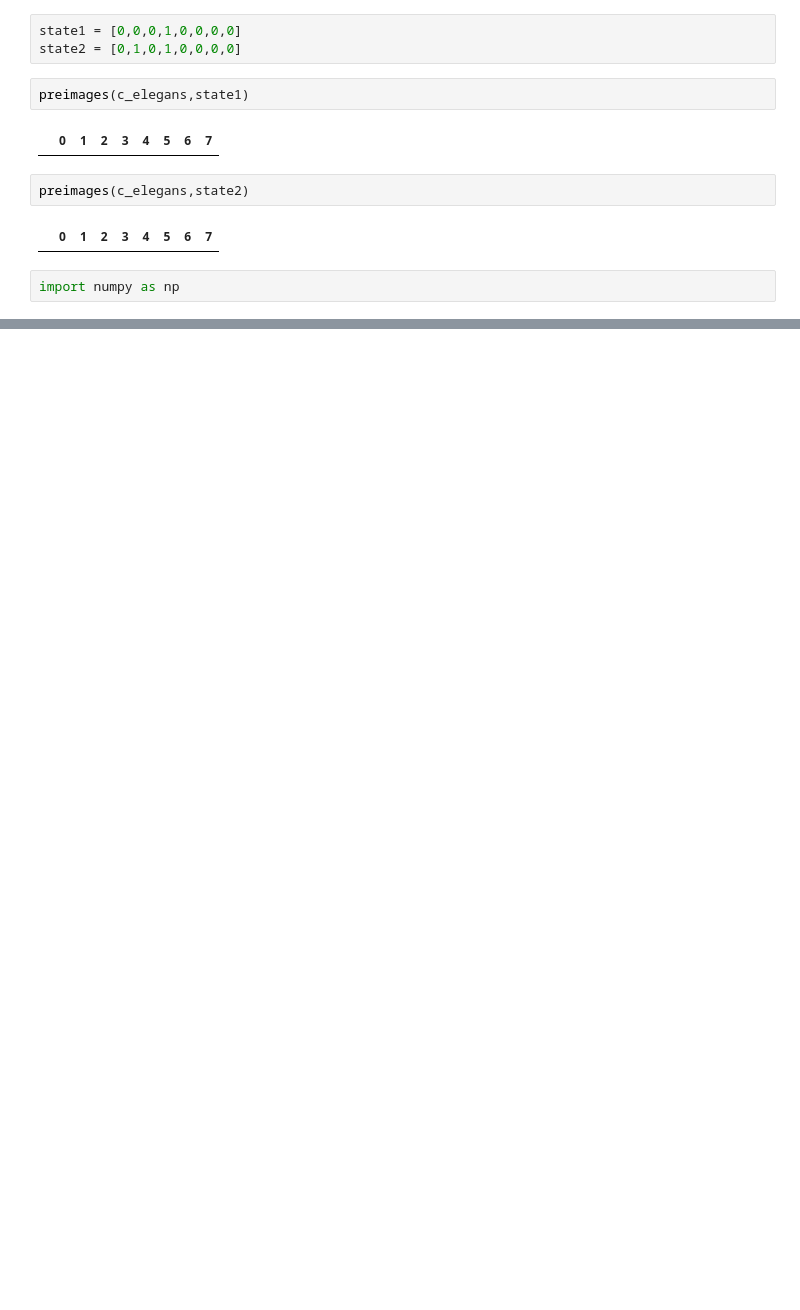
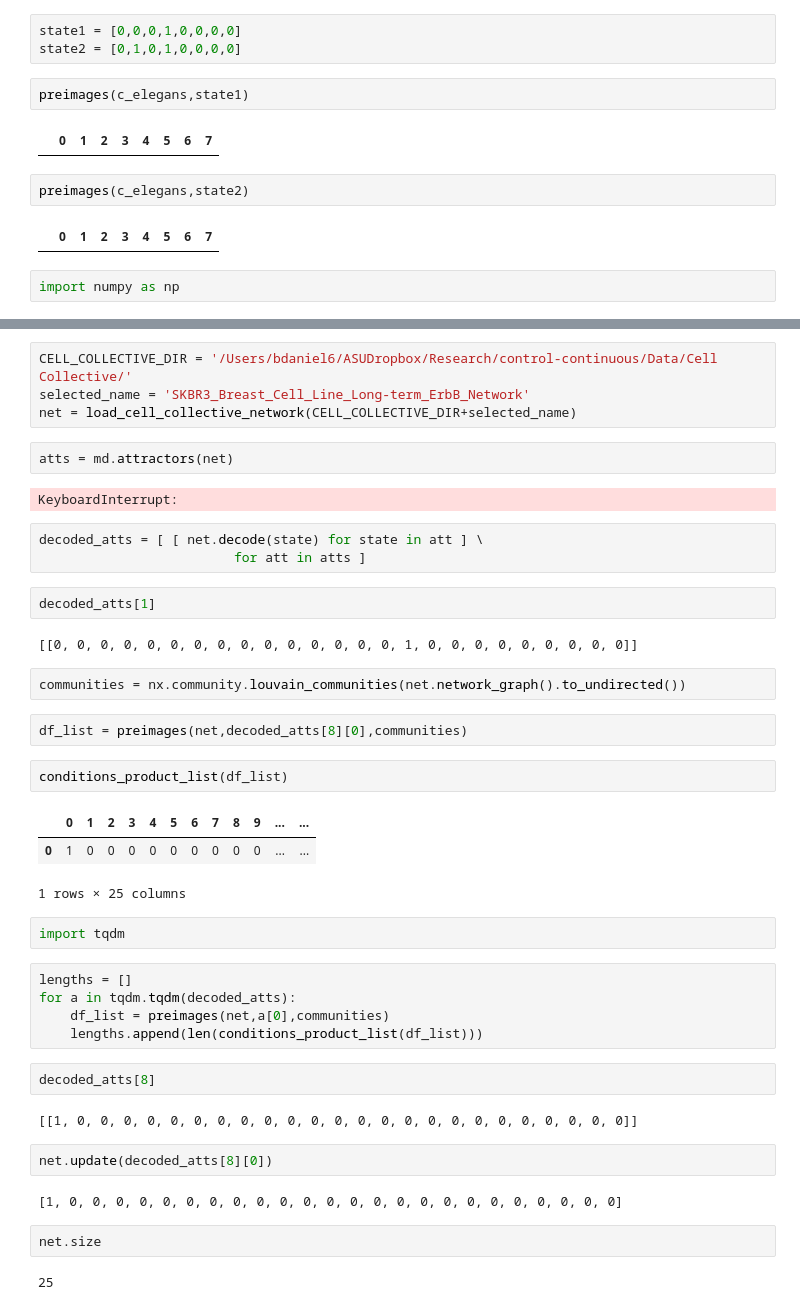
Before and after one commit to bcdaniels/Control-of-Synthetic-Boolean-Networks, a Jupyter notebook: CK_vs_entropy/develop-activating-states-function.ipynb, the cells around one changed output, grey strips where cells are left out. Saved outputs shown, nothing was run; the diff lists cells and outputs as text; blank space fills up the shorter version.

```diff
--- a/CK_vs_entropy/develop-activating-states-function.ipynb
+++ b/CK_vs_entropy/develop-activating-states-function.ipynb
@@ -222,0 +303,44 @@ KeyboardInterrupt:
+# %%
+CELL_COLLECTIVE_DIR = '/Users/bdaniel6/ASUDropbox/Research/control-continuous/Data/Cell Collective/'
+selected_name = 'SKBR3_Breast_Cell_Line_Long-term_ErbB_Network'
+net = load_cell_collective_network(CELL_COLLECTIVE_DIR+selected_name)
+# %%
+atts = md.attractors(net)
+# %% [output]
+KeyboardInterrupt:
+# %%
+decoded_atts = [ [ net.decode(state) for state in att ] \
+                         for att in atts ]
+# %%
+decoded_atts[1]
+# %% [output]
+[[0, 0, 0, 0, 0, 0, 0, 0, 0, 0, 0, 0, 0, 0, 0, 1, 0, 0, 0, 0, 0, 0, 0, 0, 0]]
+# %%
+communities = nx.community.louvain_communities(net.network_graph().to_undirected())
+# %%
+df_list = preimages(net,decoded_atts[8][0],communities)
+# %%
+conditions_product_list(df_list)
+# %% [output]
+|  | 0 | 1 | 2 | 3 | 4 | 5 | 6 | 7 | 8 | 9 | ... | ... |
+| 0 | 1 | 0 | 0 | 0 | 0 | 0 | 0 | 0 | 0 | 0 | ... | ... |
+1 rows × 25 columns
+# %%
+import tqdm
+# %%
+lengths = []
+for a in tqdm.tqdm(decoded_atts):
+    df_list = preimages(net,a[0],communities)
+    lengths.append(len(conditions_product_list(df_list)))
+# %%
+decoded_atts[8]
+# %% [output]
+[[1, 0, 0, 0, 0, 0, 0, 0, 0, 0, 0, 0, 0, 0, 0, 0, 0, 0, 0, 0, 0, 0, 0, 0, 0]]
+# %%
+net.update(decoded_atts[8][0])
+# %% [output]
+[1, 0, 0, 0, 0, 0, 0, 0, 0, 0, 0, 0, 0, 0, 0, 0, 0, 0, 0, 0, 0, 0, 0, 0, 0]
+# %%
+net.size
+# %% [output]
+25
```
Also changed, not shown: parts of 20 cells of this notebook.
